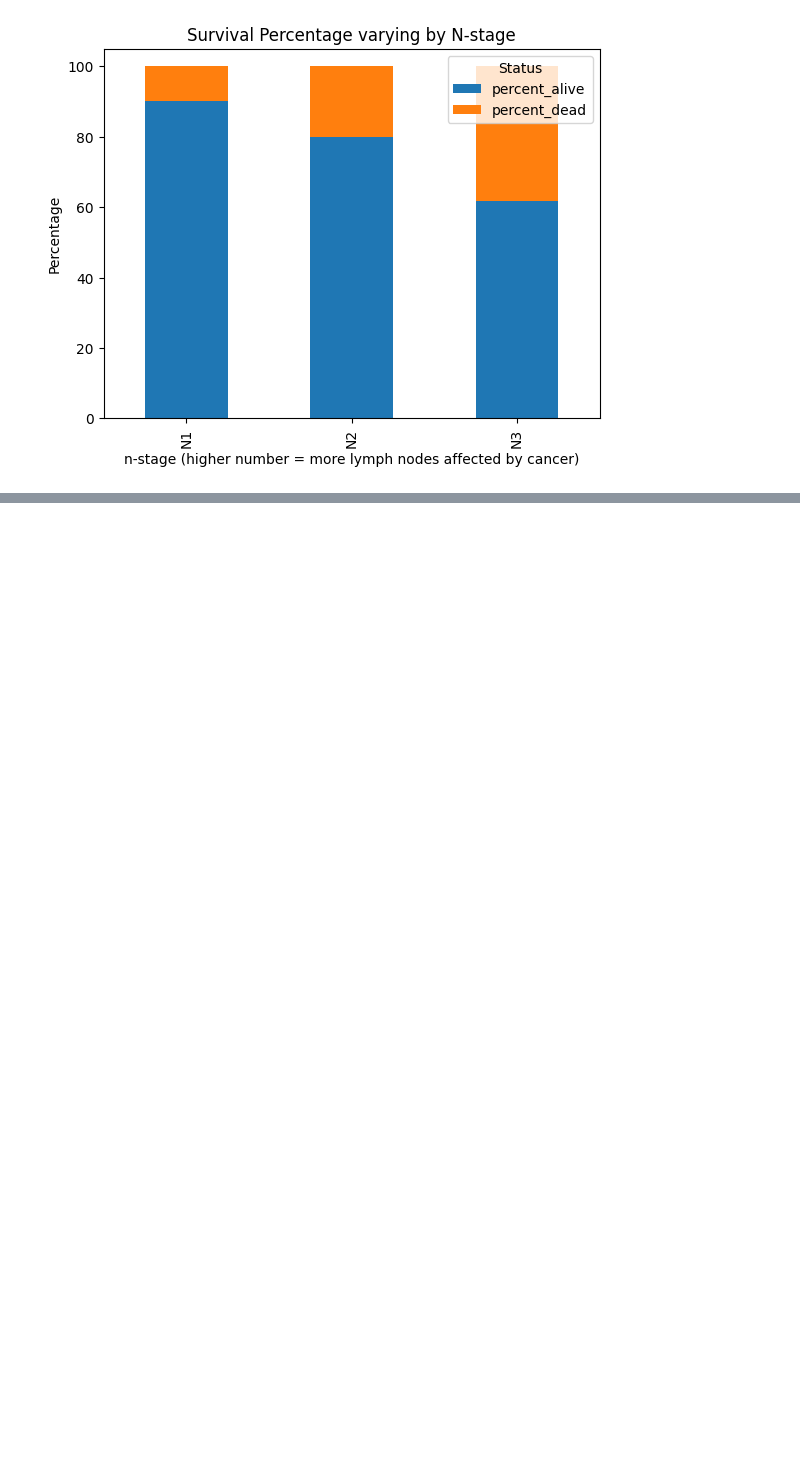
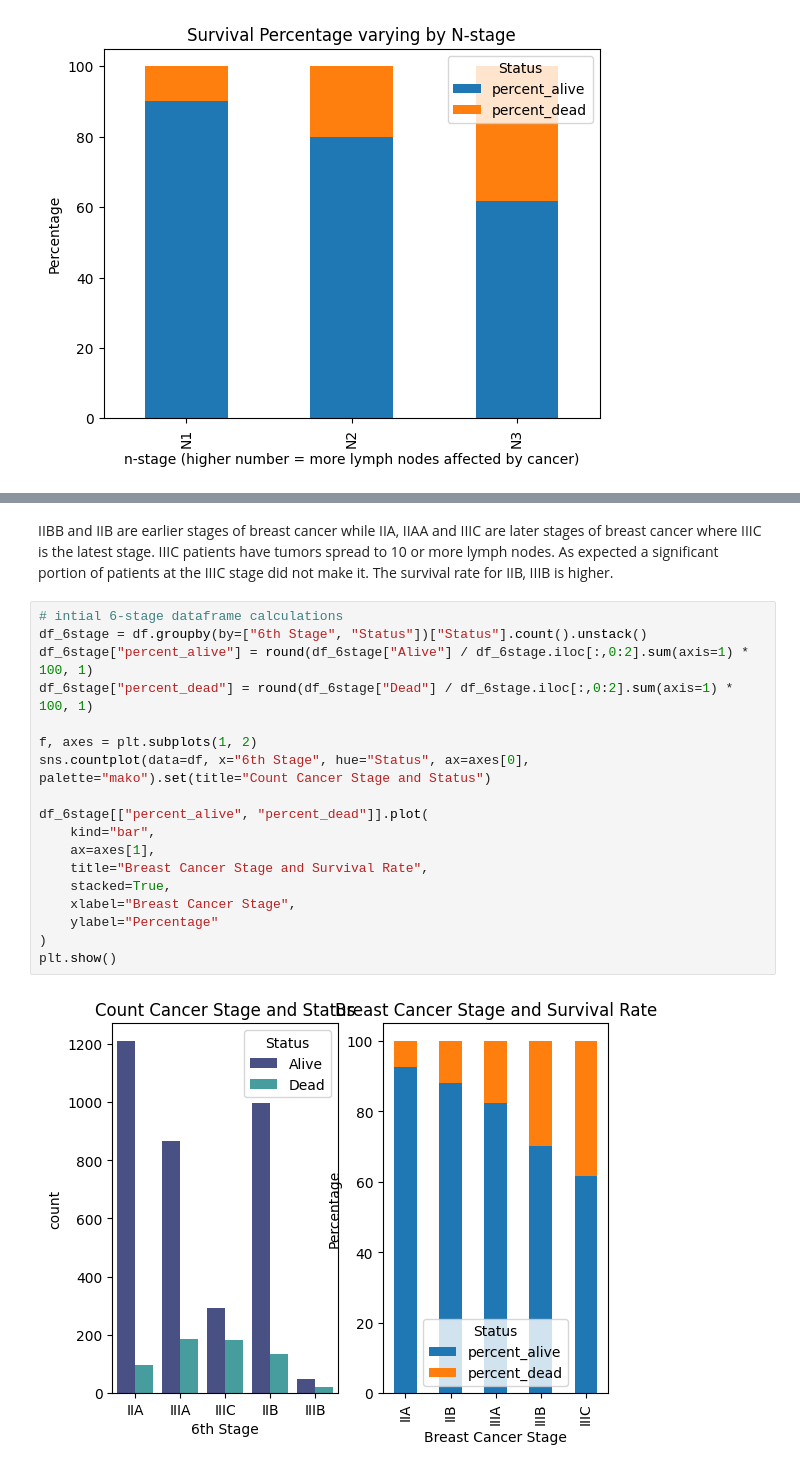
Before and after one commit to Chris-Vuong/breast-cancer, a Jupyter notebook: breast-cancer-analysis.ipynb, the cells around one changed output, grey strips where cells are left out. Saved outputs shown, nothing was run; the diff lists cells and outputs as text; blank space fills up the shorter version.

```diff
--- a/breast-cancer-analysis.ipynb
+++ b/breast-cancer-analysis.ipynb
@@ -113,0 +142,24 @@ N3                61.7          38.3
+# %% [markdown]
+IIBB and IIB are earlier stages of breast cancer while IIA, IIAA and IIIC are later stages of breast cancer
+where IIIC is the latest stage. IIIC patients have tumors spread to 10 or more lymph nodes. As expected a significant portion
+of patients at the IIIC stage did not make it. The survival rate for IIB, IIIB is higher.
+# %%
+# intial 6-stage dataframe calculations
+df_6stage = df.groupby(by=["6th Stage", "Status"])["Status"].count().unstack()
+df_6stage["percent_alive"] = round(df_6stage["Alive"] / df_6stage.iloc[:,0:2].sum(axis=1) * 100, 1)
+df_6stage["percent_dead"] = round(df_6stage["Dead"] / df_6stage.iloc[:,0:2].sum(axis=1) * 100, 1)
+
+f, axes = plt.subplots(1, 2)
+sns.countplot(data=df, x="6th Stage", hue="Status", ax=axes[0], palette="mako").set(title="Count Cancer Stage and Status")
+
+df_6stage[["percent_alive", "percent_dead"]].plot(
+    kind="bar",
+    ax=axes[1],
+    title="Breast Cancer Stage and Survival Rate",
+    stacked=True,
+    xlabel="Breast Cancer Stage",
+    ylabel="Percentage"
+)
+plt.show()
+# %% [output]
+[figure, added]
```
Also changed, not shown: parts of 3 cells of this notebook.
